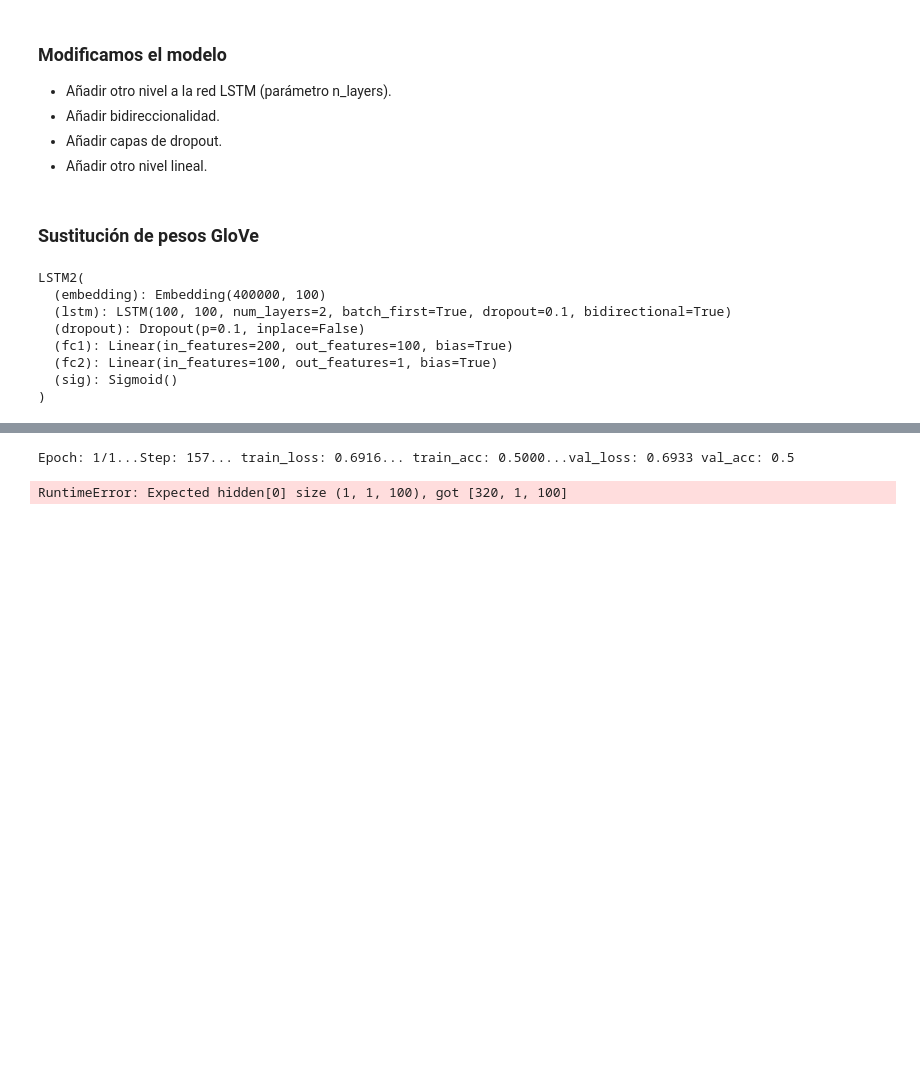
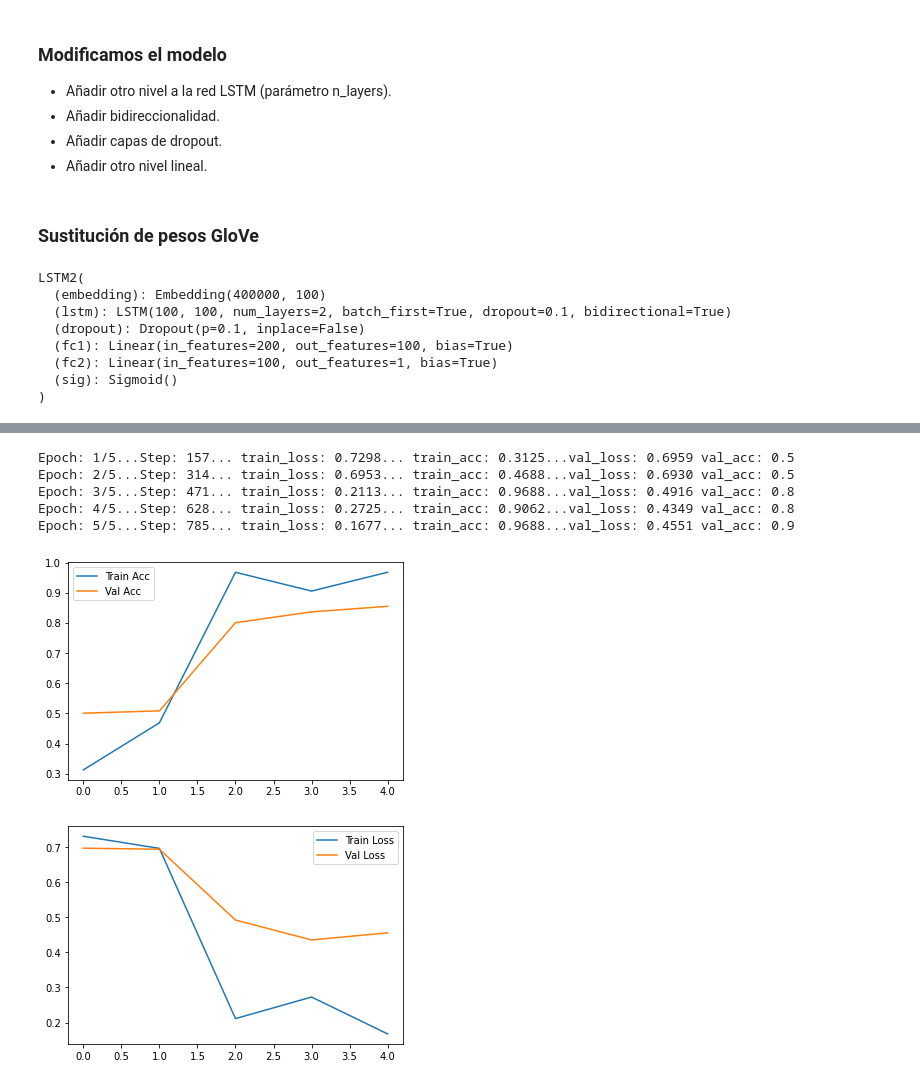
Before and after one commit to bryancasanova/M7_AG1, a Jupyter notebook: M7_AG1.ipynb, the cells around one changed output, grey strips where cells are left out. Saved outputs shown, nothing was run; the diff lists cells and outputs as text; code cells hidden in the pictures; blank space fills up the shorter version.

```diff
--- a/M7_AG1.ipynb
+++ b/M7_AG1.ipynb
@@ -693,16 +678,16 @@ for i in range(vocab_size):
     if word in embeddings_index:
         model.embedding.weight.data[i] = torch.from_numpy(embeddings_index[word])
 # %%
-# lr=0.001
-# criterion = nn.BCELoss()
-# optimizer = torch.optim.Adam(model.parameters(), lr=lr)
-epochs = 1 # prueba a aumentar este número
+lr=0.01
+criterion = nn.BCELoss()
+optimizer = torch.optim.Adam(model.parameters(), lr=lr)
+epochs = 5 # prueba a aumentar este número
 counter = 0
-# clip = 5 # gradient clipping para prevenir exploding gradient
+clip = 5 # gradient clipping para prevenir exploding gradient
 
-# if(train_on_gpu):
-#     model.cuda()
+if(train_on_gpu):
+    model.cuda()
 
-# history = {'epochs': epochs, 'train_loss': [], 'train_acc': [], 'val_loss': [], 'val_acc': []}
+history = {'epochs': epochs, 'train_loss': [], 'train_acc': [], 'val_loss': [], 'val_acc': []}
 
-# model.train()
+model.train()
@@ -709,6 +703,7 @@ counter = 0
 # %%
 # entrenar X epoch
-num_epochs = epochs
+history = {'epochs': epochs, 'train_loss': [], 'train_acc': [], 'val_loss': [], 'val_acc': []}
+
 for e in range(epochs):
 
     # batch loop
@@ -775,41 +770,23 @@ for e in range(epochs):
     history['val_loss'].append(val_loss_mean)
     history['val_acc'].append(val_acc)
 # %% [output]
-Epoch: 1/1...Step: 157... train_loss: 0.6916... train_acc: 0.5000...val_loss: 0.6933 val_acc: 0.5
+Epoch: 1/5...Step: 157... train_loss: 0.7298... train_acc: 0.3125...val_loss: 0.6959 val_acc: 0.5
+Epoch: 2/5...Step: 314... train_loss: 0.6953... train_acc: 0.4688...val_loss: 0.6930 val_acc: 0.5
+Epoch: 3/5...Step: 471... train_loss: 0.2113... train_acc: 0.9688...val_loss: 0.4916 val_acc: 0.8
+Epoch: 4/5...Step: 628... train_loss: 0.2725... train_acc: 0.9062...val_loss: 0.4349 val_acc: 0.8
+Epoch: 5/5...Step: 785... train_loss: 0.1677... train_acc: 0.9688...val_loss: 0.4551 val_acc: 0.9
-# %%
-# Entrenamiento del modelo
-num_epochs = 10
-for epoch in range(num_epochs):
-  # Entrenamiento
-  model.train()
-  train_loss = 0.0
-  for inputs, labels in train_loader:
-    inputs = inputs.to(device)
-    labels = labels.to(device)
-
-    # Reinicia los gradientes
-    optimizer.zero_grad()
-
-    # Propaga la entrada a través del modelo
-    outputs = model(inputs)
-
-    # Calcula la pérdida
-    loss = criterion(output.squeeze(), labels.float())
-
-    # Propaga el error atrás a través del modelo
-    loss.backward()
-
-    # Actualiza los pesos
-    optimizer.step()
-
-    # Acumula la pérdida para calcular el promedio
-    train_loss += loss.item() * inputs.size(0)
-
-  # Calcula el promedio de la pérdida en el conjunto de entrenamiento y validación
-  train_loss = train_loss / len(train_loader)
-  val_loss = val_loss / len(train_loader)
-
-  # Muestra el progreso
-  print(f'Epoch {epoch+1}/{num_epochs} - Train Loss: {train_loss:.4f} - Validation Loss: {val_loss:.4f}')
-# %% [output]
-RuntimeError: Expected hidden[0] size (1, 1, 100), got [320, 1, 100]
+# %%
+import matplotlib.pyplot as plt
+plt.plot(range(history['epochs']), history['train_acc'], label='Train Acc')
+plt.plot(range(history['epochs']), history['val_acc'], label='Val Acc')
+plt.legend()
+plt.show()
+plt.close()
+plt.plot(range(history['epochs']), history['train_loss'], label='Train Loss')
+plt.plot(range(history['epochs']), history['val_loss'], label='Val Loss')
+plt.legend()
+plt.show()
+plt.close()
+# %% [output]
+[figure, added]
+[figure, added]
```
Also changed, not shown: parts of 9 cells of this notebook.
